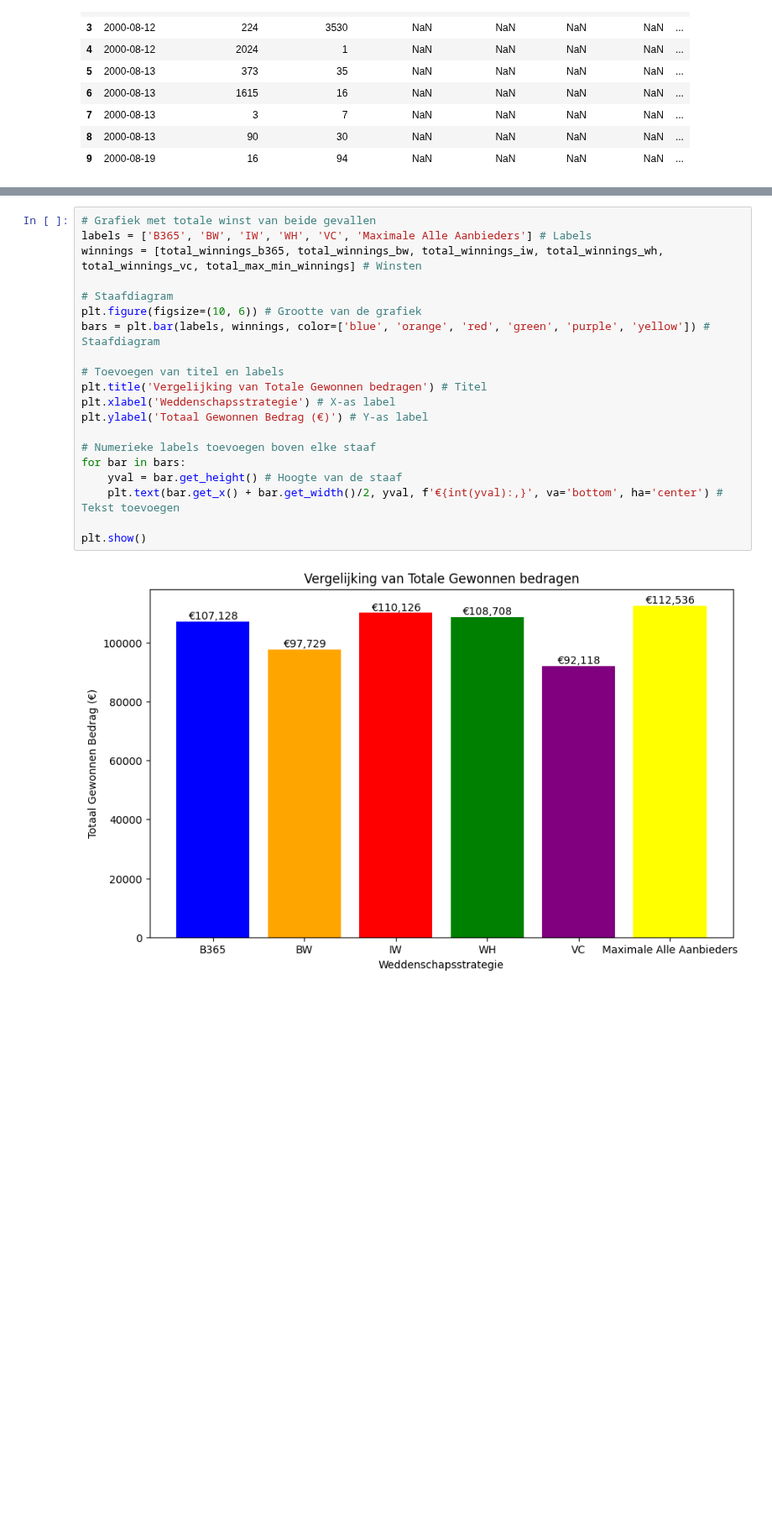
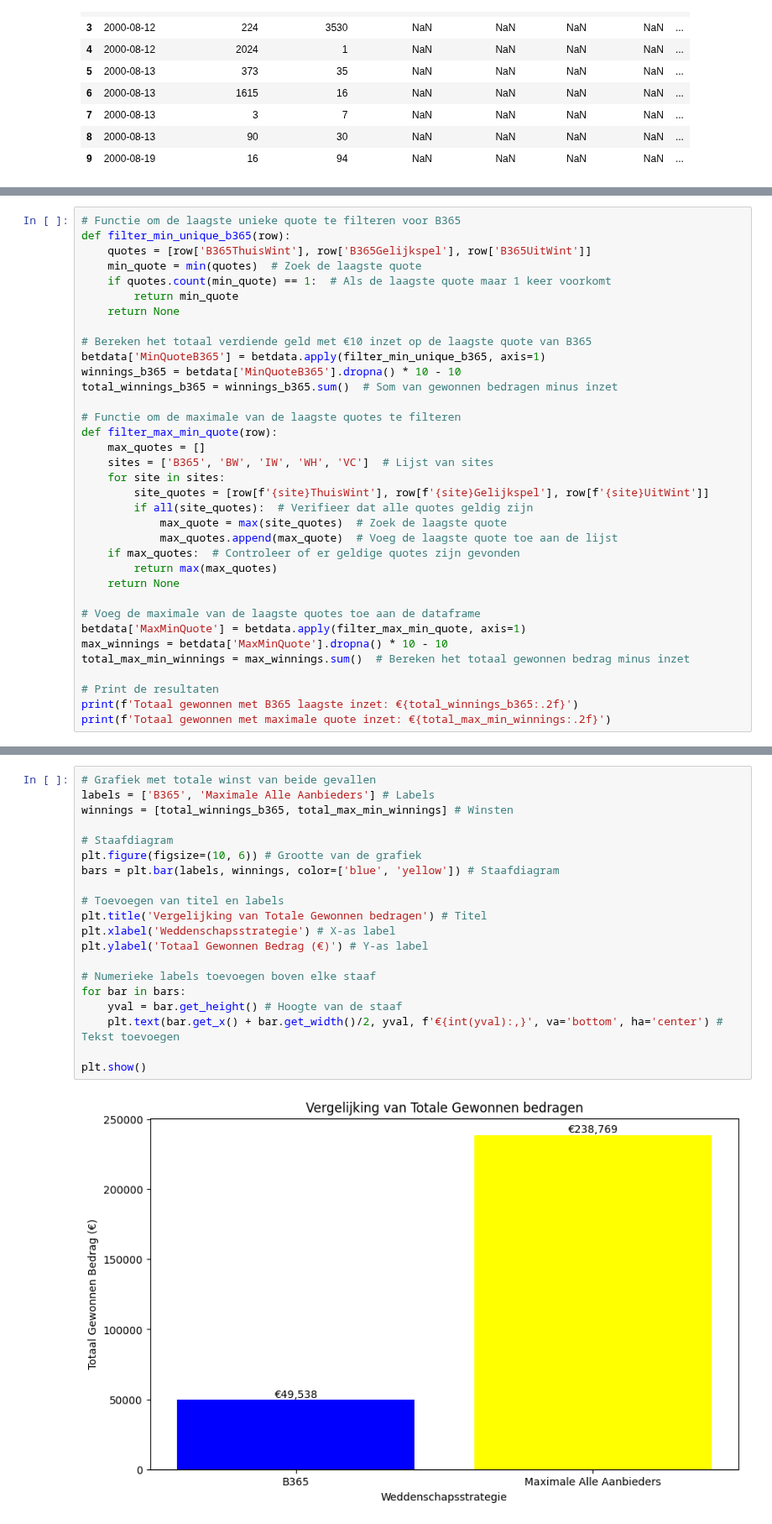
Before and after one commit to Robbevanherpe1/DEP1-2023-2024-groep30, a Jupyter notebook: analyses/matteo/analyse_gemiddeld2.ipynb, the cells around one changed output, grey strips where cells are left out. Shown at 84% size. Cells and saved outputs as stored; diff of their text form; blank space fills up the shorter version.

```diff
--- a/analyses/matteo/analyse_gemiddeld2.ipynb
+++ b/analyses/matteo/analyse_gemiddeld2.ipynb
@@ -147,0 +55,35 @@ Totaal gewonnen met maximale quote inzet: €112536.97
+# %%
+# Functie om de laagste unieke quote te filteren voor B365
+def filter_min_unique_b365(row):
+    quotes = [row['B365ThuisWint'], row['B365Gelijkspel'], row['B365UitWint']]
+    min_quote = min(quotes)  # Zoek de laagste quote
+    if quotes.count(min_quote) == 1:  # Als de laagste quote maar 1 keer voorkomt
+        return min_quote
+    return None
+
+# Bereken het totaal verdiende geld met €10 inzet op de laagste quote van B365
+betdata['MinQuoteB365'] = betdata.apply(filter_min_unique_b365, axis=1)
+winnings_b365 = betdata['MinQuoteB365'].dropna() * 10 - 10
+total_winnings_b365 = winnings_b365.sum()  # Som van gewonnen bedragen minus inzet
+
+# Functie om de maximale van de laagste quotes te filteren
+def filter_max_min_quote(row):
+    max_quotes = []
+    sites = ['B365', 'BW', 'IW', 'WH', 'VC']  # Lijst van sites
+    for site in sites:
+        site_quotes = [row[f'{site}ThuisWint'], row[f'{site}Gelijkspel'], row[f'{site}UitWint']]
+        if all(site_quotes):  # Verifieer dat alle quotes geldig zijn
+            max_quote = max(site_quotes)  # Zoek de laagste quote
+            max_quotes.append(max_quote)  # Voeg de laagste quote toe aan de lijst
+    if max_quotes:  # Controleer of er geldige quotes zijn gevonden
+        return max(max_quotes)
+    return None
+
+# Voeg de maximale van de laagste quotes toe aan de dataframe
+betdata['MaxMinQuote'] = betdata.apply(filter_max_min_quote, axis=1)
+max_winnings = betdata['MaxMinQuote'].dropna() * 10 - 10
+total_max_min_winnings = max_winnings.sum()  # Bereken het totaal gewonnen bedrag minus inzet
+
+# Print de resultaten
+print(f'Totaal gewonnen met B365 laagste inzet: €{total_winnings_b365:.2f}')
+print(f'Totaal gewonnen met maximale quote inzet: €{total_max_min_winnings:.2f}')
@@ -148,22 +93,22 @@ Totaal gewonnen met maximale quote inzet: €112536.97
 # %%
 # Grafiek met totale winst van beide gevallen
-labels = ['B365', 'BW', 'IW', 'WH', 'VC', 'Maximale Alle Aanbieders'] # Labels
-winnings = [total_winnings_b365, total_winnings_bw, total_winnings_iw, total_winnings_wh, total_winnings_vc, total_max_min_winnings] # Winsten
+labels = ['B365', 'Maximale Alle Aanbieders'] # Labels
+winnings = [total_winnings_b365, total_max_min_winnings] # Winsten
 
 # Staafdiagram
 plt.figure(figsize=(10, 6)) # Grootte van de grafiek
-bars = plt.bar(labels, winnings, color=['blue', 'orange', 'red', 'green', 'purple', 'yellow']) # Staafdiagram
+bars = plt.bar(labels, winnings, color=['blue', 'yellow']) # Staafdiagram
 
 # Toevoegen van titel en labels
 plt.title('Vergelijking van Totale Gewonnen bedragen') # Titel
 plt.xlabel('Weddenschapsstrategie') # X-as label
 plt.ylabel('Totaal Gewonnen Bedrag (€)') # Y-as label
 
 # Numerieke labels toevoegen boven elke staaf
 for bar in bars:
     yval = bar.get_height() # Hoogte van de staaf
     plt.text(bar.get_x() + bar.get_width()/2, yval, f'€{int(yval):,}', va='bottom', ha='center') # Tekst toevoegen
 
 plt.show()
 # %% [output]
-[figure, old version]
+[figure, new version]
```
Also changed, not shown: parts of 2 cells of this notebook, 2 other files.
